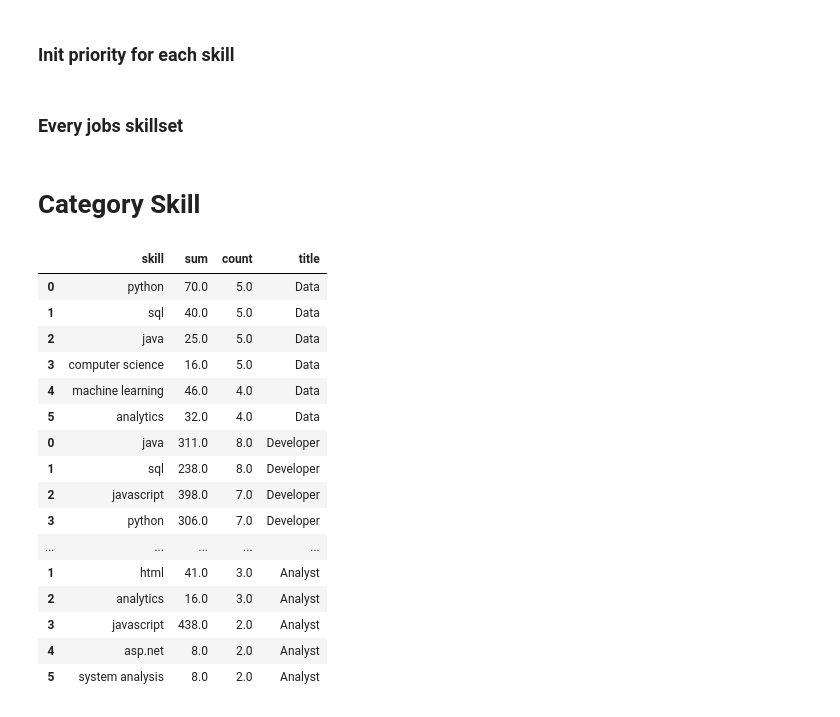
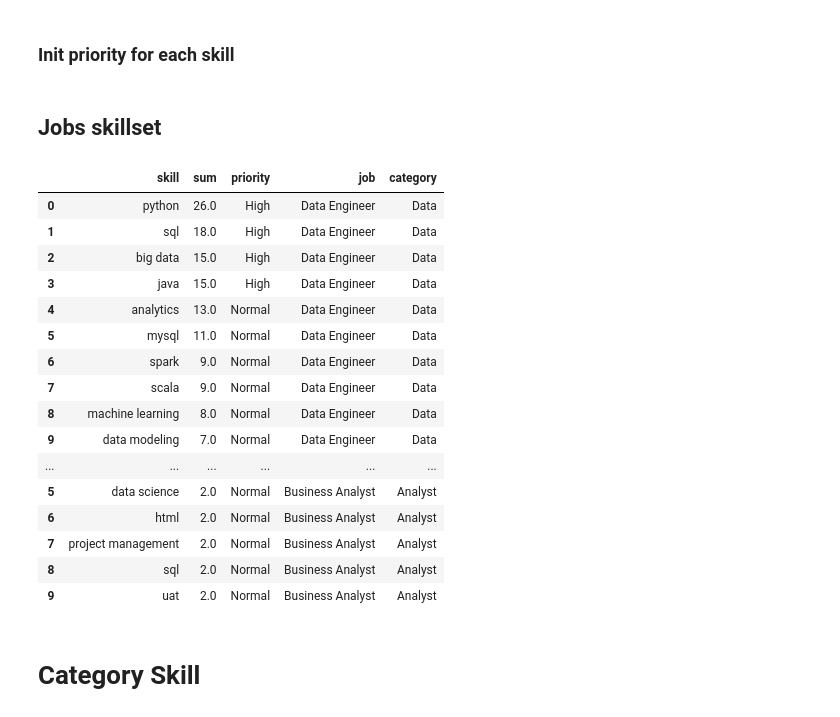
Before and after one commit to knwch/job-skillset, a Jupyter notebook: skill-prepare.ipynb, the cells around one changed output. Saved outputs shown, nothing was run; the diff lists cells and outputs as text; code cells hidden in the pictures.

```diff
--- a/skill-prepare.ipynb
+++ b/skill-prepare.ipynb
@@ -305,7 +296,7 @@ def getJobsPriority(df):
 
     return df
 # %% [markdown]
-### Every jobs skillset
+## Jobs skillset
 # %%
 df_all_job_skill = pd.DataFrame(columns = ['skill'])
 
@@ -333,3 +321,25 @@ for category in categories:
+# %%
+# df_all_job_skill.to_csv('exports/job_skill.csv', index=False)
+with pd.option_context('display.max_rows', None, 'display.max_columns', None):
+    display(df_all_job_skill)
+# %% [output]
+|  | skill | sum | priority | job | category |
+| 0 | python | 26.0 | High | Data Engineer | Data |
+| 1 | sql | 18.0 | High | Data Engineer | Data |
+| 2 | big data | 15.0 | High | Data Engineer | Data |
+| 3 | java | 15.0 | High | Data Engineer | Data |
+| 4 | analytics | 13.0 | Normal | Data Engineer | Data |
+| 5 | mysql | 11.0 | Normal | Data Engineer | Data |
+| 6 | spark | 9.0 | Normal | Data Engineer | Data |
+| 7 | scala | 9.0 | Normal | Data Engineer | Data |
+| 8 | machine learning | 8.0 | Normal | Data Engineer | Data |
+| 9 | data modeling | 7.0 | Normal | Data Engineer | Data |
+| ... | ... | ... | ... | ... | ... |
+| 5 | data science | 2.0 | Normal | Business Analyst | Analyst |
+| 6 | html | 2.0 | Normal | Business Analyst | Analyst |
+| 7 | project management | 2.0 | Normal | Business Analyst | Analyst |
+| 8 | sql | 2.0 | Normal | Business Analyst | Analyst |
+| 9 | uat | 2.0 | Normal | Business Analyst | Analyst |
 # %% [markdown]
 
 # Category Skill
@@ -353,28 +363,7 @@ for category in categories:
     df_category_skill = df_category_skill.drop(df_category_skill[(df_category_skill['count'] == 1)].index)
     df_category_skill = df_category_skill.head(6)
 
-    df_category_skill.loc[test_data.index[:], 'title'] = category
+    df_category_skill.loc[df_category_skill.index[:], 'category'] = category
 
     ### push to all skill dataframe for export
     df_all_category_skill = df_all_category_skill.append(df_category_skill)
-
-with pd.option_context('display.max_rows', None, 'display.max_columns', None):
-    display(df_all_category_skill)
-# %% [output]
-|  | skill | sum | count | title |
-| 0 | python | 70.0 | 5.0 | Data |
-| 1 | sql | 40.0 | 5.0 | Data |
-| 2 | java | 25.0 | 5.0 | Data |
-| 3 | computer science | 16.0 | 5.0 | Data |
-| 4 | machine learning | 46.0 | 4.0 | Data |
-| 5 | analytics | 32.0 | 4.0 | Data |
-| 0 | java | 311.0 | 8.0 | Developer |
-| 1 | sql | 238.0 | 8.0 | Developer |
-| 2 | javascript | 398.0 | 7.0 | Developer |
-| 3 | python | 306.0 | 7.0 | Developer |
-| ... | ... | ... | ... | ... |
-| 1 | html | 41.0 | 3.0 | Analyst |
-| 2 | analytics | 16.0 | 3.0 | Analyst |
-| 3 | javascript | 438.0 | 2.0 | Analyst |
-| 4 | asp.net | 8.0 | 2.0 | Analyst |
-| 5 | system analysis | 8.0 | 2.0 | Analyst |
```
Also changed, not shown: parts of 21 cells of this notebook.
